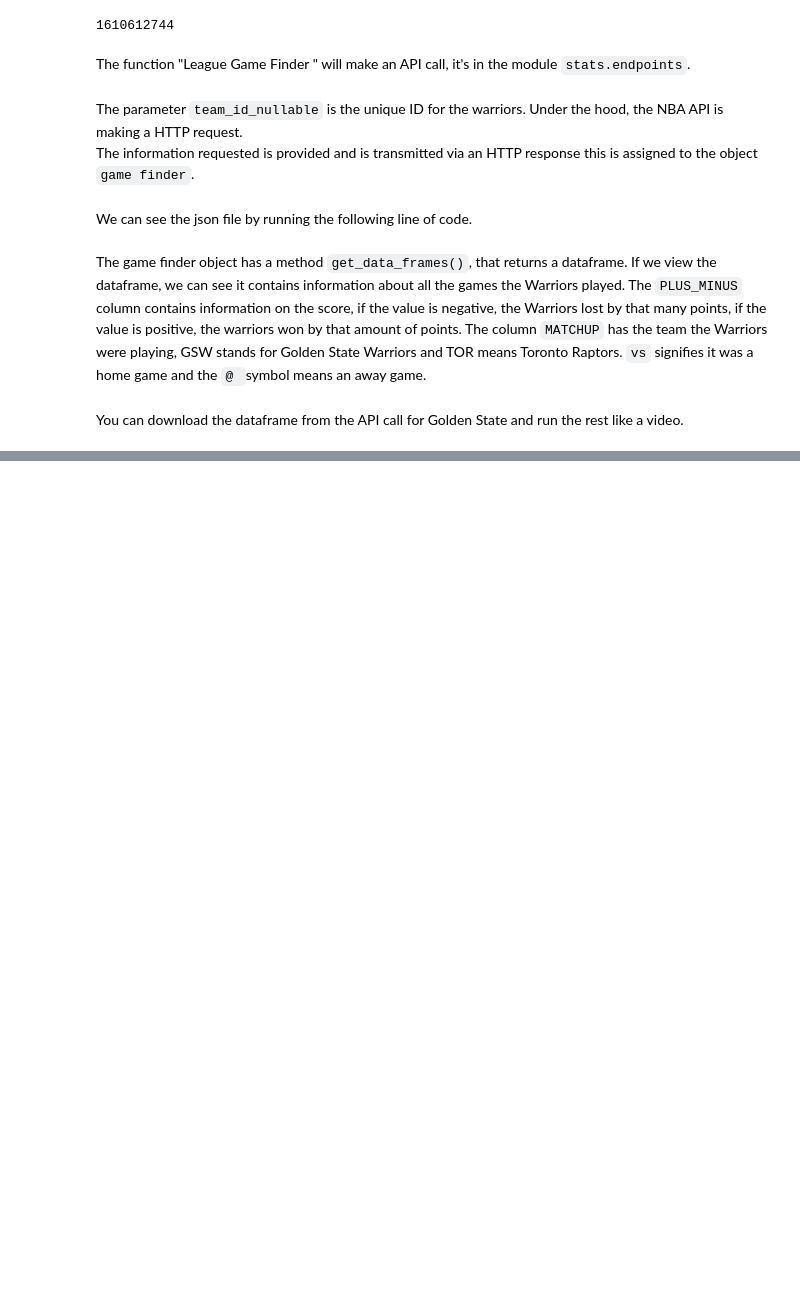
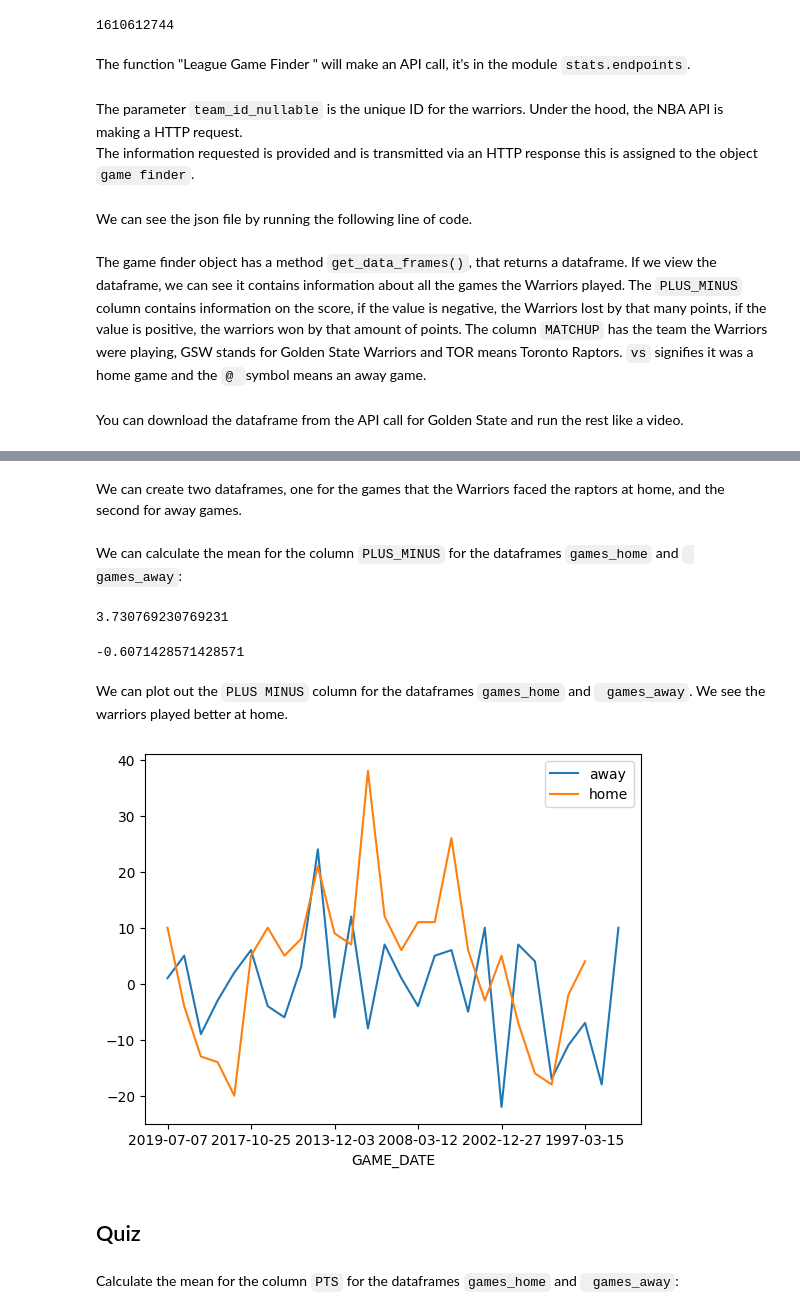
Before and after one commit to Matinnorouzi2023/data-science, a Jupyter notebook: API.ipynb, the cells around one changed output, grey strips where cells are left out. Cells and saved outputs as stored; diff of their text form; code cells hidden in the pictures; blank space fills up the shorter version.

```diff
--- a/API.ipynb
+++ b/API.ipynb
@@ -202,3 +202,7 @@ def download(url, filename):
             f.write(response.content)
 
 download(filename, "Golden_State.pkl")
+# %%
+file_name = "Golden_State.pkl"
+games = pd.read_pickle(file_name)
+games.head()
@@ -204,0 +217,31 @@ download(filename, "Golden_State.pkl")
+# %% [markdown]
+We can create two dataframes, one for the games that the Warriors faced the raptors at home, and the second for away games.
+# %%
+games_home=games[games['MATCHUP']=='GSW vs. TOR']
+games_away=games[games['MATCHUP']=='GSW @ TOR']
+# %% [markdown]
+We can calculate the mean for the column <code>PLUS_MINUS</code> for the dataframes <code>games_home</code> and <code> games_away</code>:
+# %%
+games_home['PLUS_MINUS'].mean()
+# %% [output]
+3.730769230769231
+# %%
+games_away['PLUS_MINUS'].mean()
+# %% [output]
+-0.6071428571428571
+# %% [markdown]
+We can plot out the <code>PLUS MINUS</code> column for the dataframes <code>games_home</code> and <code> games_away</code>.
+We see the warriors played better at home.
+# %%
+fig, ax = plt.subplots()
+
+games_away.plot(x='GAME_DATE',y='PLUS_MINUS', ax=ax)
+games_home.plot(x='GAME_DATE',y='PLUS_MINUS', ax=ax)
+ax.legend(["away", "home"])
+plt.show()
+# %% [output]
+[figure, added]
+# %% [markdown]
+## Quiz
+# %% [markdown]
+Calculate the mean for the column <code>PTS</code> for the dataframes <code>games_home</code> and <code> games_away</code>:
```
Also changed, not shown: parts of 4 cells of this notebook.
